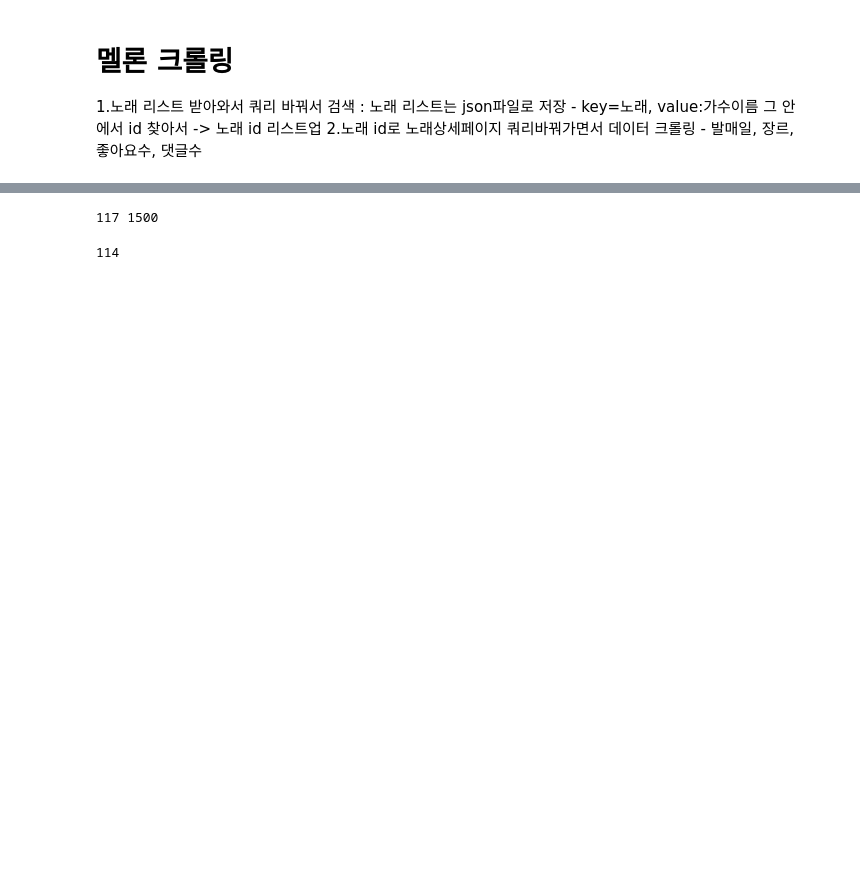
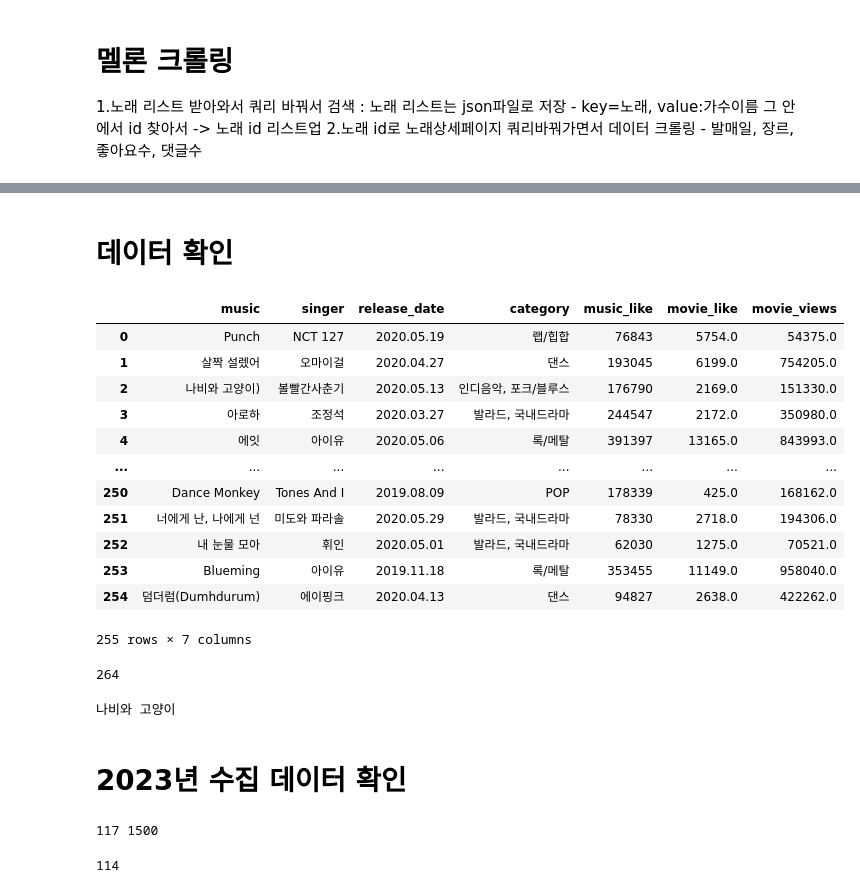
Before and after one commit to kwonwoobin/Dacon-ShinhanAI, a Jupyter notebook: code/crawling/melon_crawl.ipynb, the cells around one changed output, grey strips where cells are left out. Drawn from its saved outputs; the diff is of its cells as text; code cells hidden in the pictures; blank space fills up the shorter version.

```diff
--- a/code/crawling/melon_crawl.ipynb
+++ b/code/crawling/melon_crawl.ipynb
@@ -15 +115,36 @@ import json
+# %% [markdown]
+# 데이터 확인
+# %%
+melon_df = pd.read_csv('melon_2020.csv')
+melon_df
+# %% [output]
+|  | music | singer | release_date | category | music_like | movie_like | movie_views |
+| 0 | Punch | NCT 127 | 2020.05.19 | 랩/힙합 | 76843 | 5754.0 | 54375.0 |
+| 1 | 살짝 설렜어 | 오마이걸 | 2020.04.27 | 댄스 | 193045 | 6199.0 | 754205.0 |
+| 2 | 나비와 고양이) | 볼빨간사춘기 | 2020.05.13 | 인디음악, 포크/블루스 | 176790 | 2169.0 | 151330.0 |
+| 3 | 아로하 | 조정석 | 2020.03.27 | 발라드, 국내드라마 | 244547 | 2172.0 | 350980.0 |
+| 4 | 에잇 | 아이유 | 2020.05.06 | 록/메탈 | 391397 | 13165.0 | 843993.0 |
+| ... | ... | ... | ... | ... | ... | ... | ... |
+| 250 | Dance Monkey | Tones And I | 2019.08.09 | POP | 178339 | 425.0 | 168162.0 |
+| 251 | 너에게 난, 나에게 넌 | 미도와 파라솔 | 2020.05.29 | 발라드, 국내드라마 | 78330 | 2718.0 | 194306.0 |
+| 252 | 내 눈물 모아 | 휘인 | 2020.05.01 | 발라드, 국내드라마 | 62030 | 1275.0 | 70521.0 |
+| 253 | Blueming | 아이유 | 2019.11.18 | 록/메탈 | 353455 | 11149.0 | 958040.0 |
+| 254 | 덤더럼(Dumhdurum) | 에이핑크 | 2020.04.13 | 댄스 | 94827 | 2638.0 | 422262.0 |
+255 rows × 7 columns
+# %%
+gaon_df = pd.read_csv('./gaon_data.csv', index_col=0)
+gaon_df = gaon_df.loc[gaon_df['year']==2020]
+len(gaon_df['music'].unique().tolist())
+# %% [output]
+264
+# %%
+# 이름에 괄호가 있는 경우만 변수에 괄호 안의 내용 저장 후 괄호 삭제
+test='나비와 고양이)'
+if test.find(')') != -1:
+    test = test.replace(')','')
+    print(test)
+# %% [output]
+나비와 고양이
+# %% [markdown]
+# 2023년 수집 데이터 확인
 # %%
```
Also changed, not shown: parts of 22 cells of this notebook, 12 other files.
